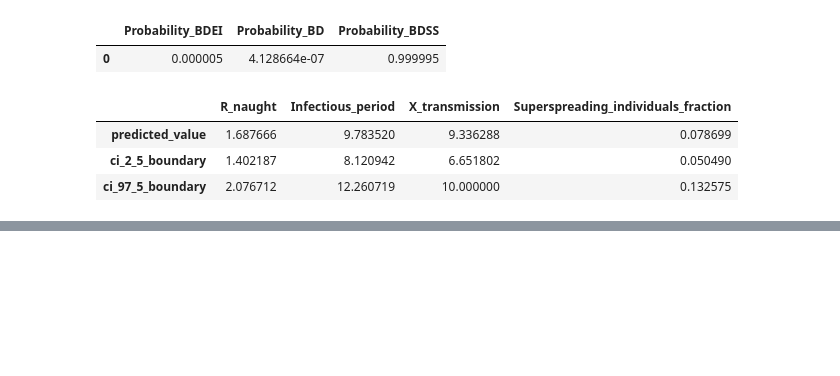
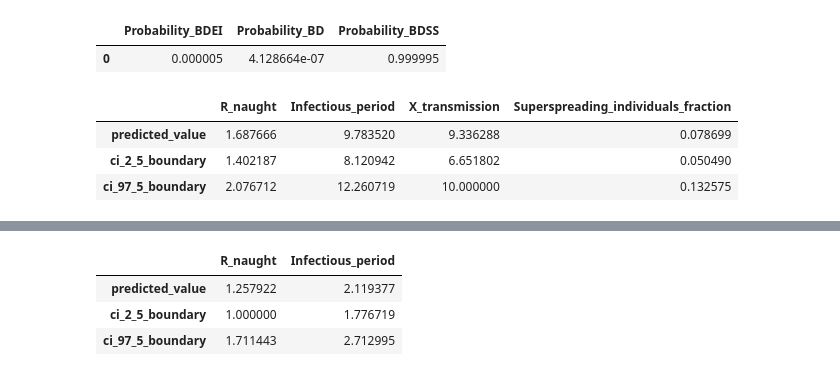
Before and after one commit to InesVATI/phylodeepINRAE, a Jupyter notebook: Test with phylodeep.ipynb, the cells around one changed output, grey strips where cells are left out. Cells and saved outputs as stored; diff of their text form; code cells hidden in the pictures; blank space fills up the shorter version.

```diff
--- a/Test with phylodeep.ipynb
+++ b/Test with phylodeep.ipynb
@@ -46,0 +78,13 @@ ValueError: There are more than 1 tree in the file Data/simulated_trees.txt. Now
+# %%
+path_to_tree2 = "Data/test_rescale_tree.txt"
+path_to_params2 = "Data/test_rescale_params.txt"
+
+params2 = dict()
+with open(path_to_params2, 'r') as f:
+    lines = f.readlines()
+    for i in range(1, len(lines)):
+        line = lines[i].strip('\n').split(',')
+        params2[line[0]] = float(line[1])
+
+
+params2
@@ -46,0 +99,7 @@ ValueError: There are more than 1 tree in the file Data/simulated_trees.txt. Now
+# %%
+paramdeep(path_to_tree2, params2['sampling_proba'], model=BD, vector_representation='CNN_FULL_TREE', ci_computation=True)
+# %% [output]
+|  | R_naught | Infectious_period |
+| predicted_value | 1.257922 | 2.119377 |
+| ci_2_5_boundary | 1.000000 | 1.776719 |
+| ci_97_5_boundary | 1.711443 | 2.712995 |
```
Also changed, not shown: parts of 7 cells of this notebook.
